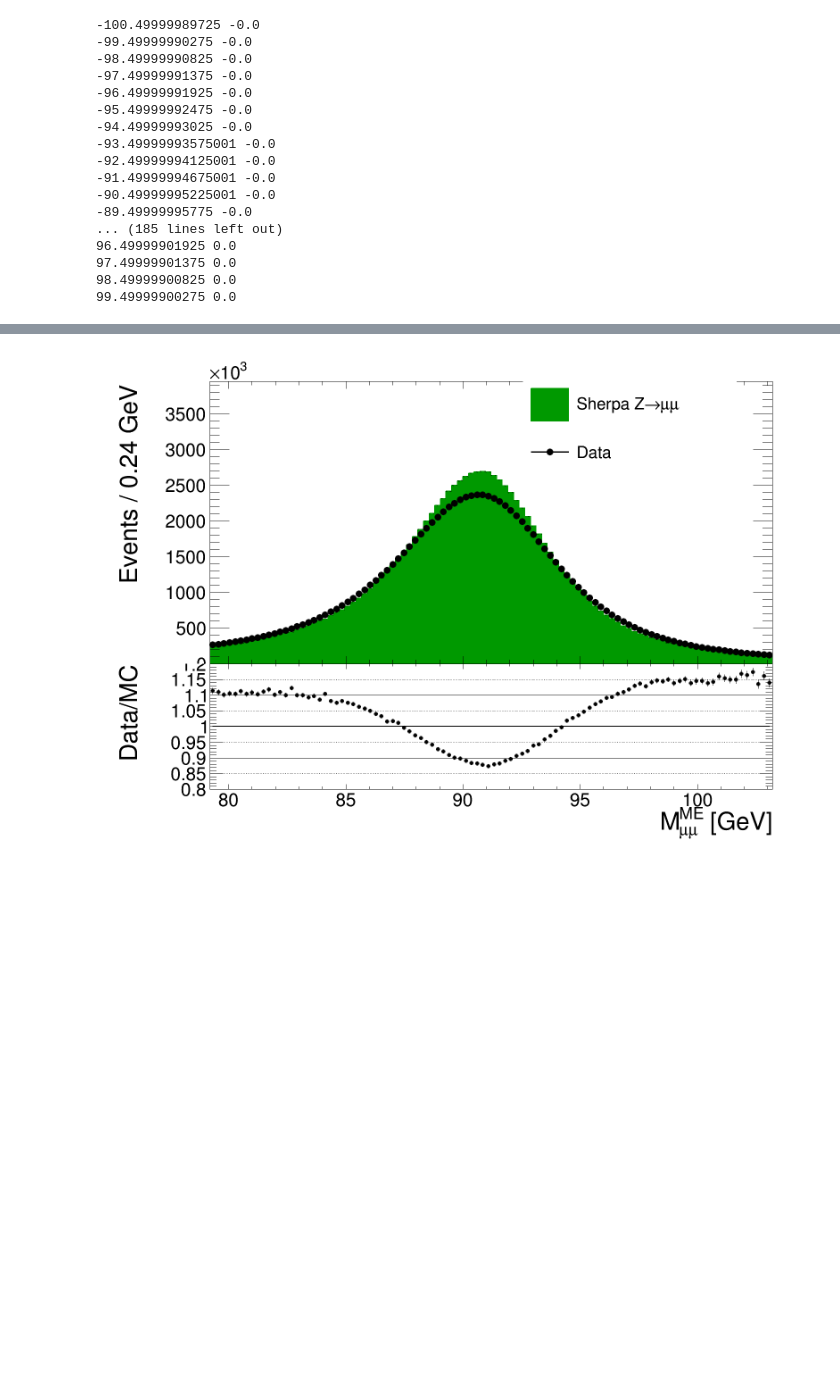
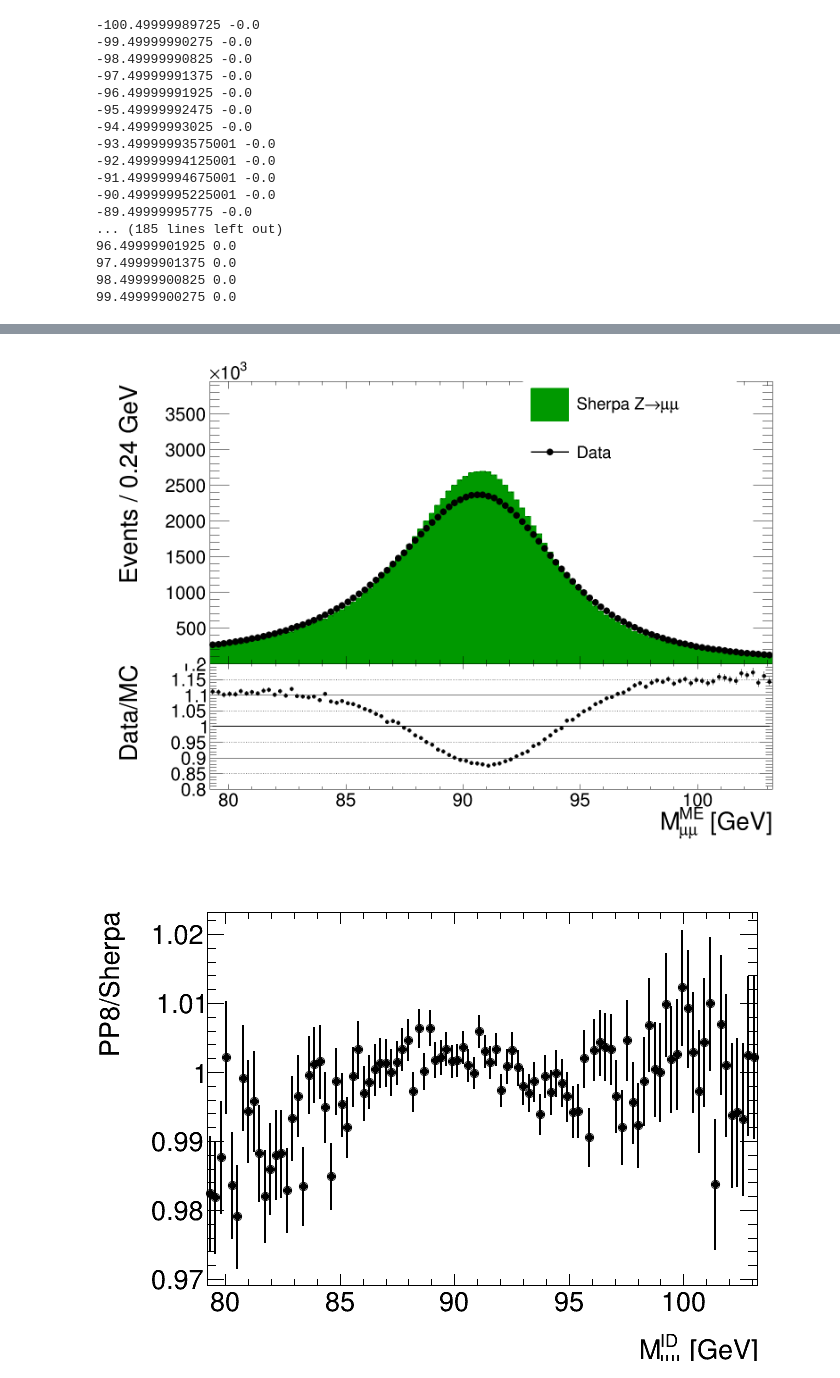
Before and after one commit to luadamek/PyMomentumValidation, a Jupyter notebook: TestPlotting.ipynb, the cells around one changed output, grey strips where cells are left out. Cells and saved outputs as stored; diff of their text form; code cells hidden in the pictures; blank space fills up the shorter version.

Commit message:
Update for running over sherpa

```diff
--- a/TestPlotting.ipynb
+++ b/TestPlotting.ipynb
@@ -182,6 +209,54 @@ for varname in ["ID", "ME"]:
                     to_return = False,\
                     ftype = ".pdf",\
                     plot_dir = "plots",\
-                    datakey = "Data",\
-                    return_ratio = True)
+                    datakey = "Data")
+
+import pandas
+results = {"track type": [], "Mean [GeV]": [], "Mean Err [GeV]": [], "RMS [GeV]": [], "RMS Err [GeV]": [], "Generator":[]}
+canvases = []
+for varname in ["ID", "ME"]:
+    hname = hname_base.format(varname)
+    histograms = hm.get_histograms(hname, channels=["MC", "MCSherpa"])
+    for key in histograms:
+        print("Mean, {} {} {}".format(varname, key, histograms[key].GetMean()))
+        print("RMS, {} {} {}".format(varname, key, histograms[key].GetRMS()))
+        results["track type"].append(varname)
+        if key == "MCSherpa": results["Generator"].append("Sherpa")
+        if key == "MC": results["Generator"].append("PP8")
+        results["Mean [GeV]"].append(histograms[key].GetMean())
+        results["Mean Err [GeV]"].append(histograms[key].GetMeanError())
+        results["RMS [GeV]"].append(histograms[key].GetRMS())
+        results["RMS Err [GeV]"].append(histograms[key].GetRMSError())
+
+    c = ROOT.TCanvas("Histogram{}".format(varname), "Histogram{}".format(varname))
+    histograms["MC"].Scale(histograms["MCSherpa"].Integral()/histograms["MC"].Integral())
+    histograms["MC"].Divide(histograms["MCSherpa"])
+    histograms["MC"].GetYaxis().SetTitle("PP8/Sherpa")
+    histograms["MC"].Draw()
+    c.Draw()
+    canvases.append(c)
+
+dataframe = pandas.DataFrame.from_dict(results)
+print(dataframe.to_latex(formatters={"Mean [GeV]": lambda x: "{:.4f}".format(x), "RMS [GeV]": lambda x: "{:.4f}".format(x), "Mean Err [GeV]": lambda x: "{:.4f}".format(x), "RMS Err [GeV]": lambda x: "{:.4f}".format(x)}))
+
+hname_base = "Pair_{}_Pt"
+from plotting_utils import draw_data_vs_mc
+import ROOT
+for varname in ["ID", "ME"]:
+    hname = hname_base.format(varname)
+    histograms = hm.get_histograms(hname, channels=["MCSherpa", "Data"])
+    ratio = draw_data_vs_mc(histograms,\
+                    ratio_min = 0.8,\
+                    ratio_max = 1.2,\
+                    colours = {"MCSherpa":ROOT.kGreen +2, "Data":ROOT.kBlack},\
+                    legend_labels = {"Data":"Data", "MCSherpa":"Sherpa Z#rightarrow#mu#mu"},\
+                    legend_coordinates = (0.6, 0.6, 0.9, 0.9),\
+                    x_axis_label = "P_{T, #mu#mu}^{"+varname+"} [GeV]",\
+                    y_axis_label="Events",\
+                    logy=True,\
+                    extra_descr="",\
+                    to_return = False,\
+                    ftype = ".pdf",\
+                    plot_dir = "plots",\
+                    datakey = "Data")
 # %% [output]
@@ -192,2 +289,3 @@ Info in <TCanvas::Print>: pdf file plots/MassSpectrum_ME_InclusiveMCSherpa MassS
 [figure]
 [figure]
+[figure, added]
```
Also changed, not shown: parts of 9 cells of this notebook, 9 other files.
